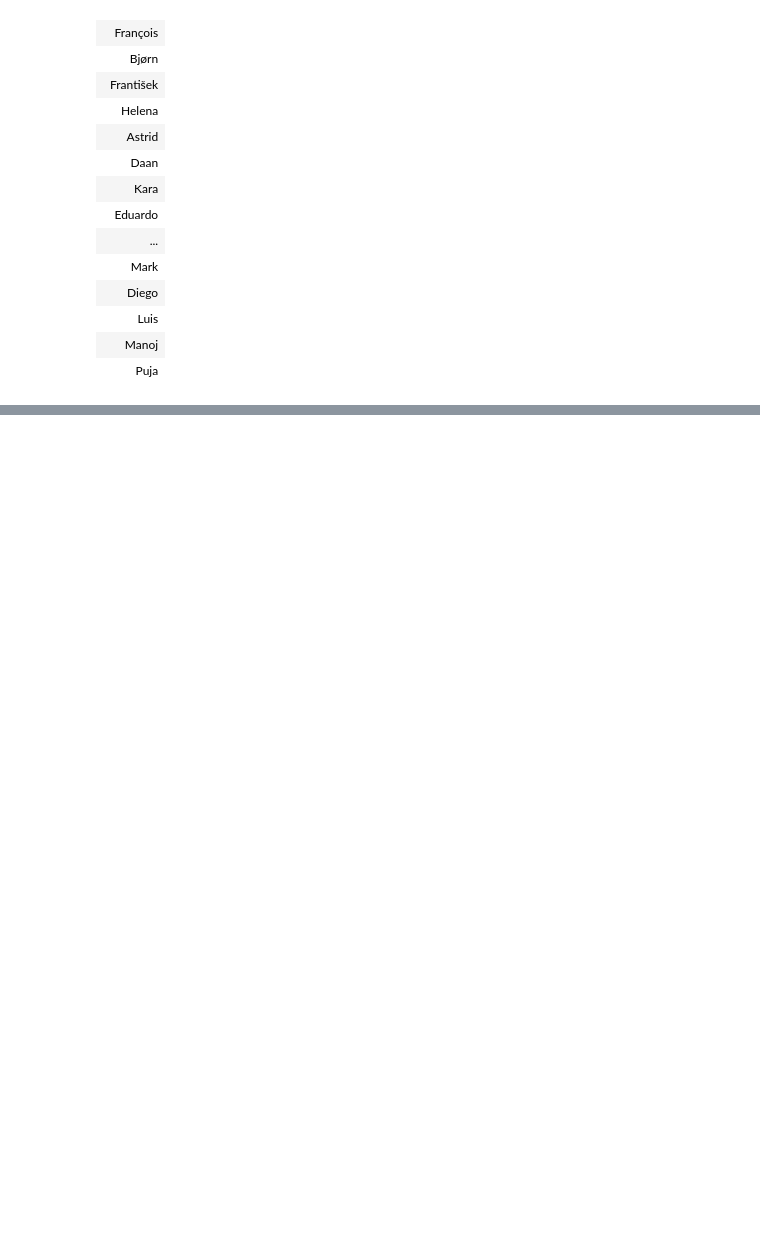
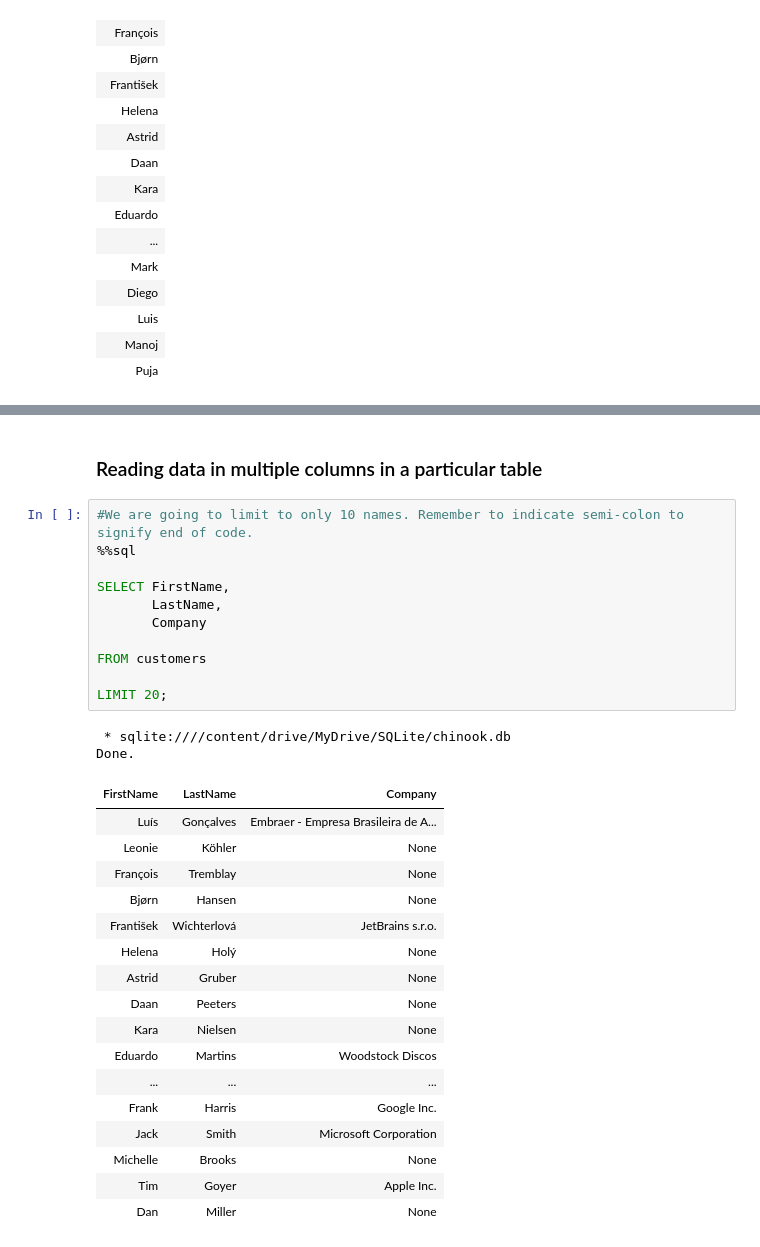
Before and after one commit to mandem296/SQLite-Chinook, a Jupyter notebook: SQLite_PowerBi_Challenge.ipynb, the cells around one changed output, grey strips where cells are left out. Drawn from its saved outputs; the diff is of its cells as text; blank space fills up the shorter version.

Commit message:
Updated select query

```diff
--- a/SQLite_PowerBi_Challenge.ipynb
+++ b/SQLite_PowerBi_Challenge.ipynb
@@ -107,0 +134,33 @@ Done.
+# %% [markdown]
+### Reading data in multiple columns in a particular table
+# %%
+#We are going to limit to only 10 names. Remember to indicate semi-colon to signify end of code.
+%%sql
+
+SELECT FirstName,
+       LastName,
+       Company
+
+FROM customers
+
+LIMIT 20;
+# %% [output]
+ * sqlite:////content/drive/MyDrive/SQLite/chinook.db
+Done.
+| FirstName | LastName | Company |
+| Luís | Gonçalves | Embraer - Empresa Brasileira de A... |
+| Leonie | Köhler | None |
+| François | Tremblay | None |
+| Bjørn | Hansen | None |
+| František | Wichterlová | JetBrains s.r.o. |
+| Helena | Holý | None |
+| Astrid | Gruber | None |
+| Daan | Peeters | None |
+| Kara | Nielsen | None |
+| Eduardo | Martins | Woodstock Discos |
+| ... | ... | ... |
+| Frank | Harris | Google Inc. |
+| Jack | Smith | Microsoft Corporation |
+| Michelle | Brooks | None |
+| Tim | Goyer | Apple Inc. |
+| Dan | Miller | None |
```
Also changed, not shown: parts of 5 cells of this notebook.
